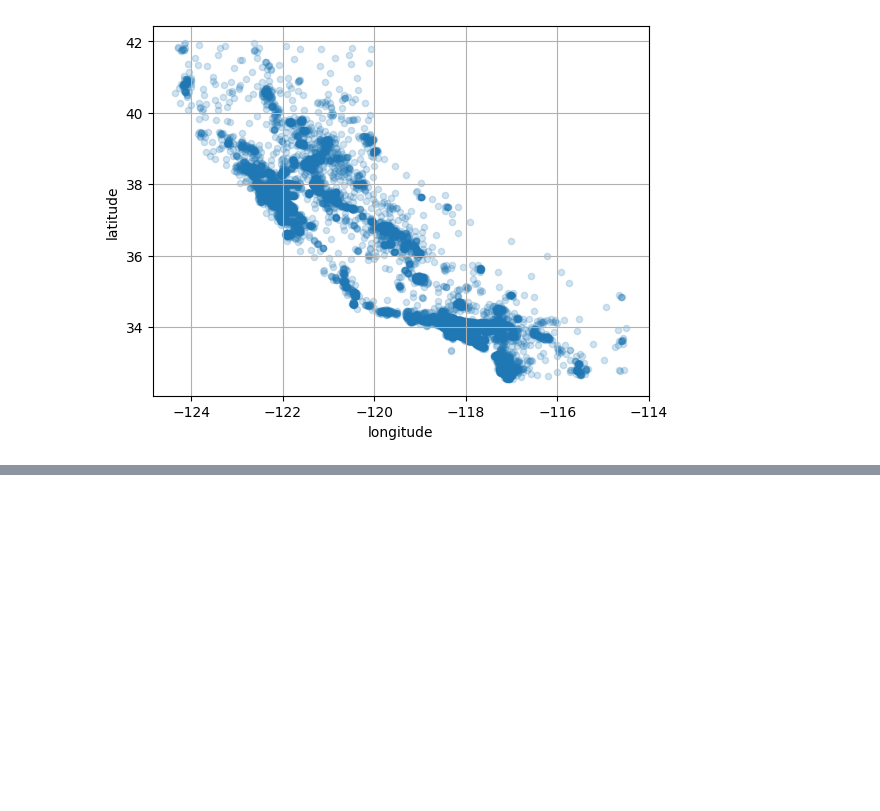
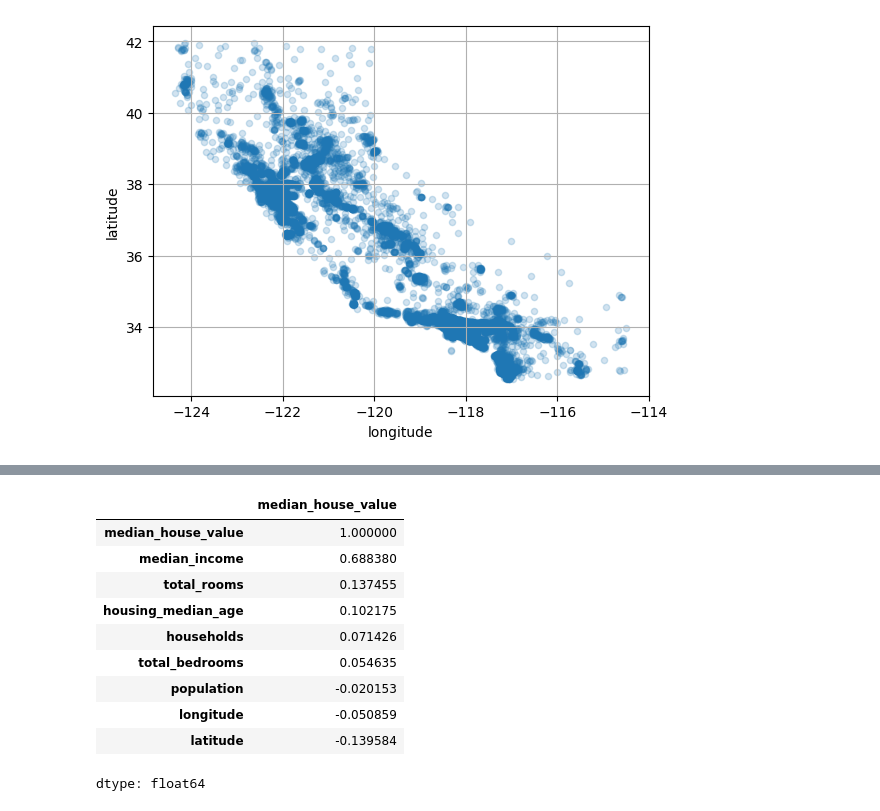
Before and after one commit to awesomesocks123/machinelearning, a Jupyter notebook: chapter2.ipynb, the cells around one changed output, grey strips where cells are left out. Cells and saved outputs as stored; diff of their text form; code cells hidden in the pictures; blank space fills up the shorter version.

```diff
--- a/chapter2.ipynb
+++ b/chapter2.ipynb
@@ -273,0 +295,23 @@ plt.show()
+# %%
+#using standard correlation coefficent(pearson's r) between every pair of numerical attribute using
+#corr()
+
+corr_matrix = housing.corr(numeric_only=True)
+# %%
+corr_matrix["median_house_value"].sort_values(ascending=False)
+#closer to 1 means strong positive correlation
+#closer to -1 means strong negative correlation
+#0 means there is no linear correlation
+#ranges are -1 to 1
+# %% [output]
+|  | median_house_value |
+| median_house_value | 1.000000 |
+| median_income | 0.688380 |
+| total_rooms | 0.137455 |
+| housing_median_age | 0.102175 |
+| households | 0.071426 |
+| total_bedrooms | 0.054635 |
+| population | -0.020153 |
+| longitude | -0.050859 |
+| latitude | -0.139584 |
+dtype: float64
```
Also changed, not shown: parts of 4 cells of this notebook.
